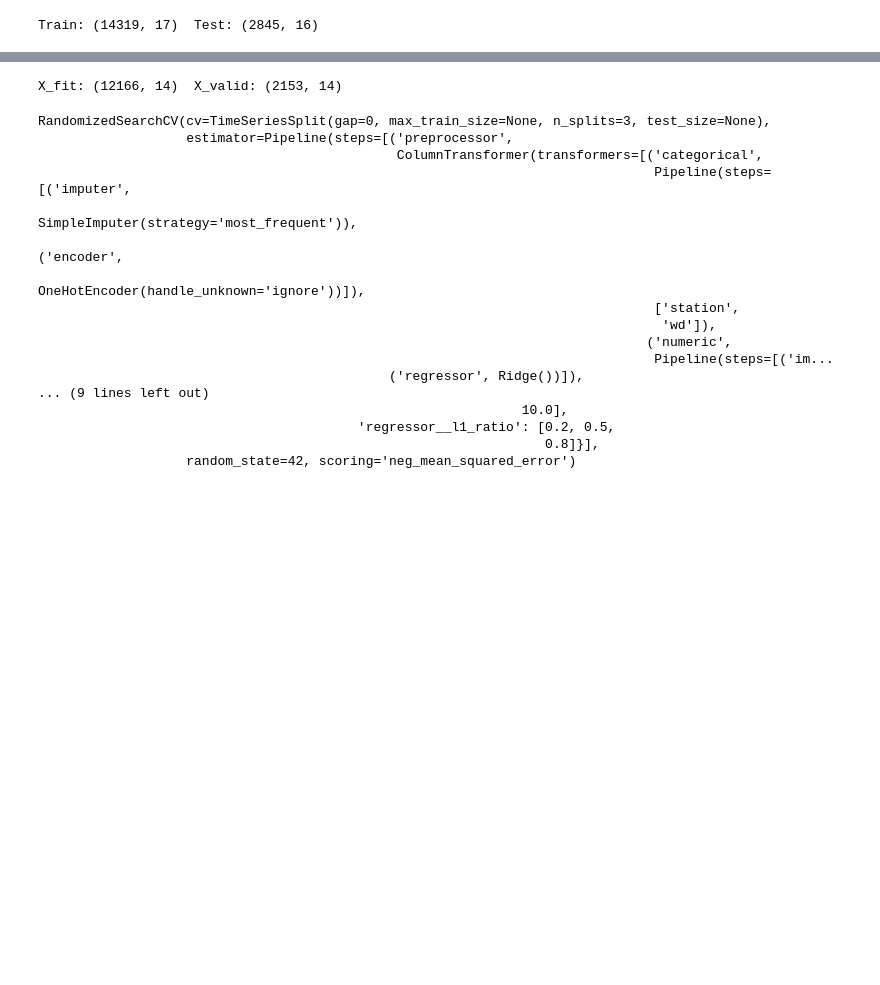
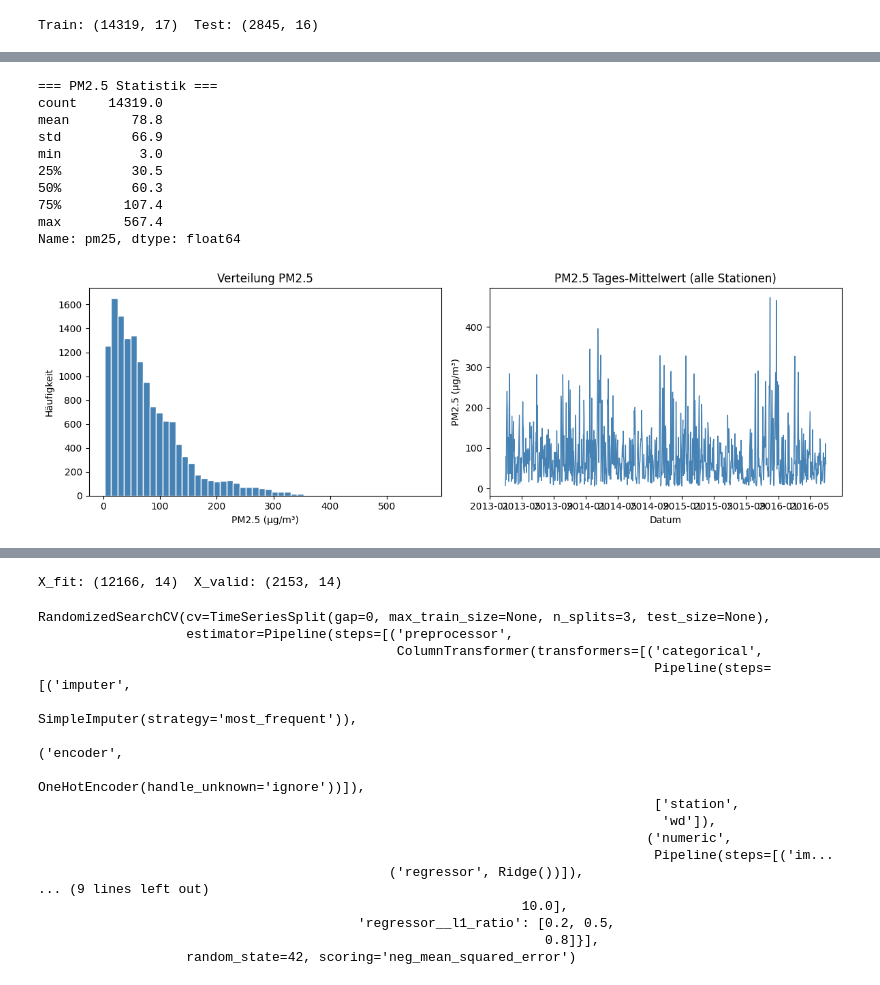
Before and after one commit to hagen-o/Umweltmonitoring-Kaggle-Challange-Beijing, a Jupyter notebook: notebookf1e5f185e6.ipynb, the cells around one changed output, grey strips where cells are left out. Saved outputs shown, nothing was run; the diff lists cells and outputs as text; code cells hidden in the pictures; blank space fills up the shorter version.

```diff
--- a/notebookf1e5f185e6.ipynb
+++ b/notebookf1e5f185e6.ipynb
@@ -48,0 +126,37 @@ Train: (14319, 17)  Test: (2845, 16)
+# %%
+# Zielvariable PM2.5 – Verteilung und Zeitverlauf
+print("=== PM2.5 Statistik ===")
+print(train["pm25"].describe().round(1))
+
+fig, axes = plt.subplots(1, 2, figsize=(12, 4))
+
+# Histogramm
+axes[0].hist(train["pm25"], bins=50, color="steelblue", edgecolor="white")
+axes[0].set_title("Verteilung PM2.5")
+axes[0].set_xlabel("PM2.5 (µg/m³)")
+axes[0].set_ylabel("Häufigkeit")
+
+# Zeitreihe (Mittelwert über alle Stationen)
+daily_mean = train.groupby("date")["pm25"].mean()
+axes[1].plot(daily_mean.index, daily_mean.values, lw=1, color="steelblue")
+axes[1].set_title("PM2.5 Tages-Mittelwert (alle Stationen)")
+axes[1].set_xlabel("Datum")
+axes[1].set_ylabel("PM2.5 (µg/m³)")
+
+plt.tight_layout()
+plt.show()
+
+# Beobachtung: PM2.5 ist rechtschief – viele niedrige Werte, Extremwerte bis ~570
+# Deutliche Saisonalität: Winter (Okt–Feb) höher als Sommer
+# %% [output]
+=== PM2.5 Statistik ===
+count    14319.0
+mean        78.8
+std         66.9
+min          3.0
+25%         30.5
+50%         60.3
+75%        107.4
+max        567.4
+Name: pm25, dtype: float64
+[figure, added]
```
Also changed, not shown: parts of 8 cells of this notebook.
